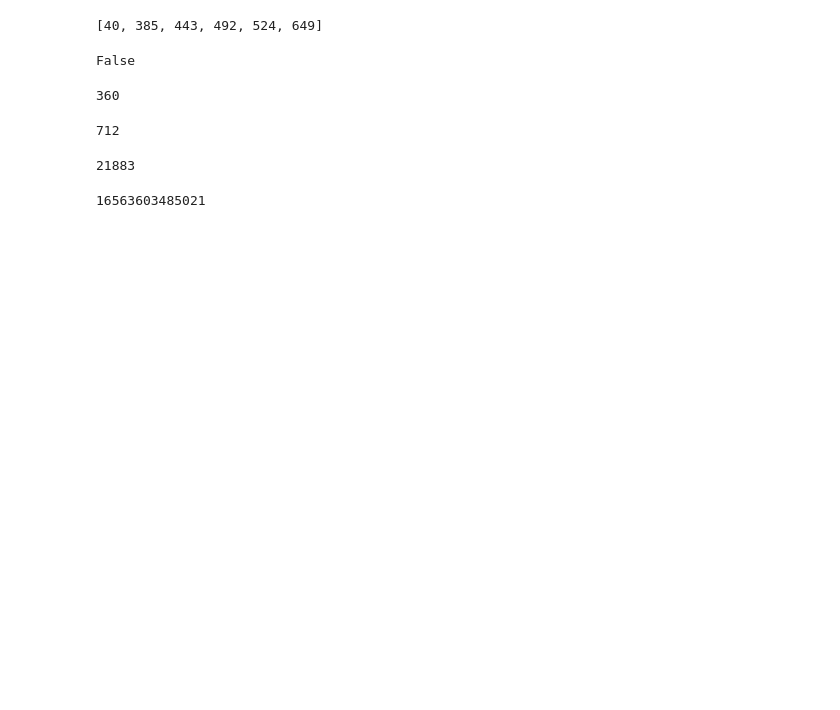
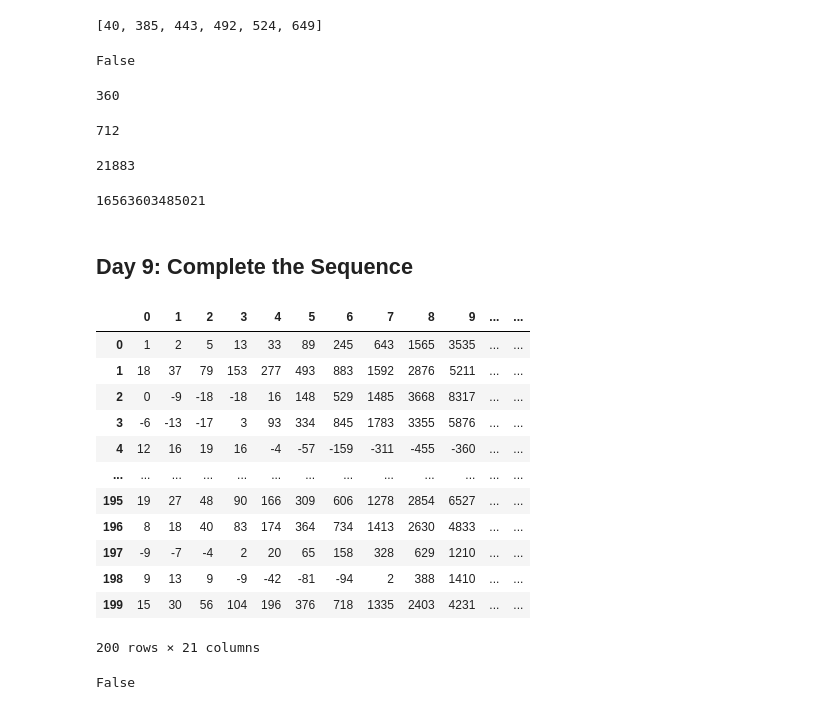
Before and after one commit to nurfnick/AdventOfCode2023, a Jupyter notebook: PythonCode.ipynb, the cells around one changed output. Saved outputs shown, nothing was run; the diff lists cells and outputs as text; code cells hidden in the pictures; blank space fills up the shorter version.

```diff
--- a/PythonCode.ipynb
+++ b/PythonCode.ipynb
@@ -2013,3 +2013,23 @@ allSteps = [16343,16897,20221,18559,11911,21883]
 np.lcm(np.lcm(np.lcm(np.lcm(np.lcm(allSteps[0],allSteps[1]),allSteps[2]),allSteps[3]),allSteps[4]),allSteps[5])
 # %% [output]
 16563603485021
+# %% [markdown]
+## Day 9:  Complete the Sequence
+# %%
+data = pa.read_csv('https://raw.githubusercontent.com/nurfnick/AdventOfCode2023/main/input9',header = None,sep=' ', engine='python')
+
+data
+# %% [output]
+|  | 0 | 1 | 2 | 3 | 4 | 5 | 6 | 7 | 8 | 9 | ... | ... |
+| 0 | 1 | 2 | 5 | 13 | 33 | 89 | 245 | 643 | 1565 | 3535 | ... | ... |
+| 1 | 18 | 37 | 79 | 153 | 277 | 493 | 883 | 1592 | 2876 | 5211 | ... | ... |
+| 2 | 0 | -9 | -18 | -18 | 16 | 148 | 529 | 1485 | 3668 | 8317 | ... | ... |
+| 3 | -6 | -13 | -17 | 3 | 93 | 334 | 845 | 1783 | 3355 | 5876 | ... | ... |
+| 4 | 12 | 16 | 19 | 16 | -4 | -57 | -159 | -311 | -455 | -360 | ... | ... |
+| ... | ... | ... | ... | ... | ... | ... | ... | ... | ... | ... | ... | ... |
+| 195 | 19 | 27 | 48 | 90 | 166 | 309 | 606 | 1278 | 2854 | 6527 | ... | ... |
+| 196 | 8 | 18 | 40 | 83 | 174 | 364 | 734 | 1413 | 2630 | 4833 | ... | ... |
+| 197 | -9 | -7 | -4 | 2 | 20 | 65 | 158 | 328 | 629 | 1210 | ... | ... |
+| 198 | 9 | 13 | 9 | -9 | -42 | -81 | -94 | 2 | 388 | 1410 | ... | ... |
+| 199 | 15 | 30 | 56 | 104 | 196 | 376 | 718 | 1335 | 2403 | 4231 | ... | ... |
+200 rows × 21 columns
@@ -2015,0 +2045,4 @@ np.lcm(np.lcm(np.lcm(np.lcm(np.lcm(allSteps[0],allSteps[1]),allSteps[2]),allStep
+# %%
+checkAllZeros(data.iloc[0,:])
+# %% [output]
+False
```
Also changed, not shown: parts of 8 cells of this notebook.
